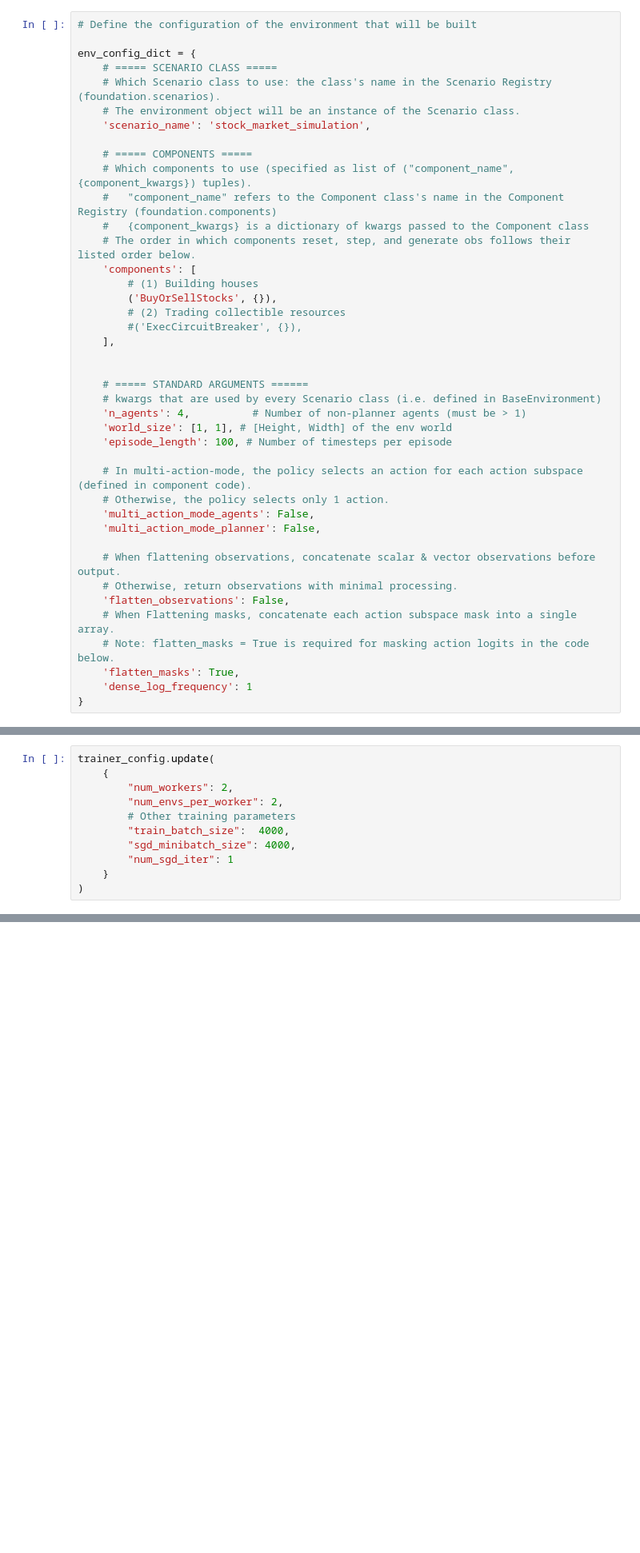
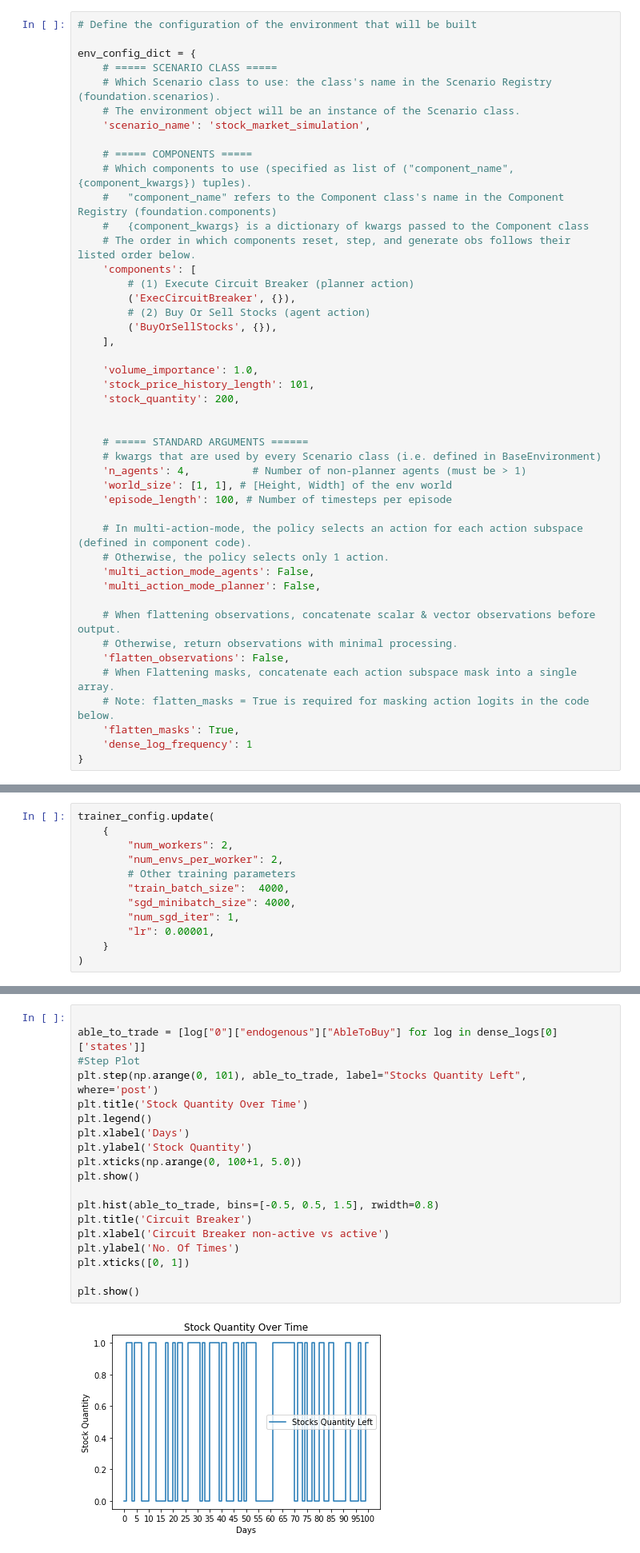
Before and after one commit to casperbroch/ai-economist, a Jupyter notebook: tutorials/stock_market_training_with_rllib.ipynb, the cells around one changed output, grey strips where cells are left out. Shown at 80% size. Saved outputs shown, nothing was run; the diff lists cells and outputs as text; blank space fills up the shorter version.

```diff
--- a/tutorials/stock_market_training_with_rllib.ipynb
+++ b/tutorials/stock_market_training_with_rllib.ipynb
@@ -19,11 +17,15 @@ env_config_dict = {
     #   {component_kwargs} is a dictionary of kwargs passed to the Component class
     # The order in which components reset, step, and generate obs follows their listed order below.
     'components': [
-        # (1) Building houses
+        # (1) Execute Circuit Breaker (planner action)
+        ('ExecCircuitBreaker', {}),
+        # (2) Buy Or Sell Stocks (agent action)
         ('BuyOrSellStocks', {}),
-        # (2) Trading collectible resources
-        #('ExecCircuitBreaker', {}),
     ],
+
+    'volume_importance': 1.0,
+    'stock_price_history_length': 101,
+    'stock_quantity': 200,
 
 
     # ===== STANDARD ARGUMENTS ======
@@ -109,7 +111,8 @@ trainer_config.update(
         # Other training parameters
         "train_batch_size":  4000,
         "sgd_minibatch_size": 4000,
-        "num_sgd_iter": 1
+        "num_sgd_iter": 1,
+        "lr": 0.00001,
     }
 )
 # %%
@@ -350,0 +426,21 @@ plt.show()
+# %%
+
+able_to_trade = [log["0"]["endogenous"]["AbleToBuy"] for log in dense_logs[0]['states']]
+#Step Plot
+plt.step(np.arange(0, 101), able_to_trade, label="Stocks Quantity Left", where='post')
+plt.title('Stock Quantity Over Time')
+plt.legend()
+plt.xlabel('Days')
+plt.ylabel('Stock Quantity')
+plt.xticks(np.arange(0, 100+1, 5.0))
+plt.show()
+
+plt.hist(able_to_trade, bins=[-0.5, 0.5, 1.5], rwidth=0.8)
+plt.title('Circuit Breaker')
+plt.xlabel('Circuit Breaker non-active vs active')
+plt.ylabel('No. Of Times')
+plt.xticks([0, 1])
+
+plt.show()
+# %% [output]
+[figure, added]
```
Also changed, not shown: parts of 17 cells of this notebook.
